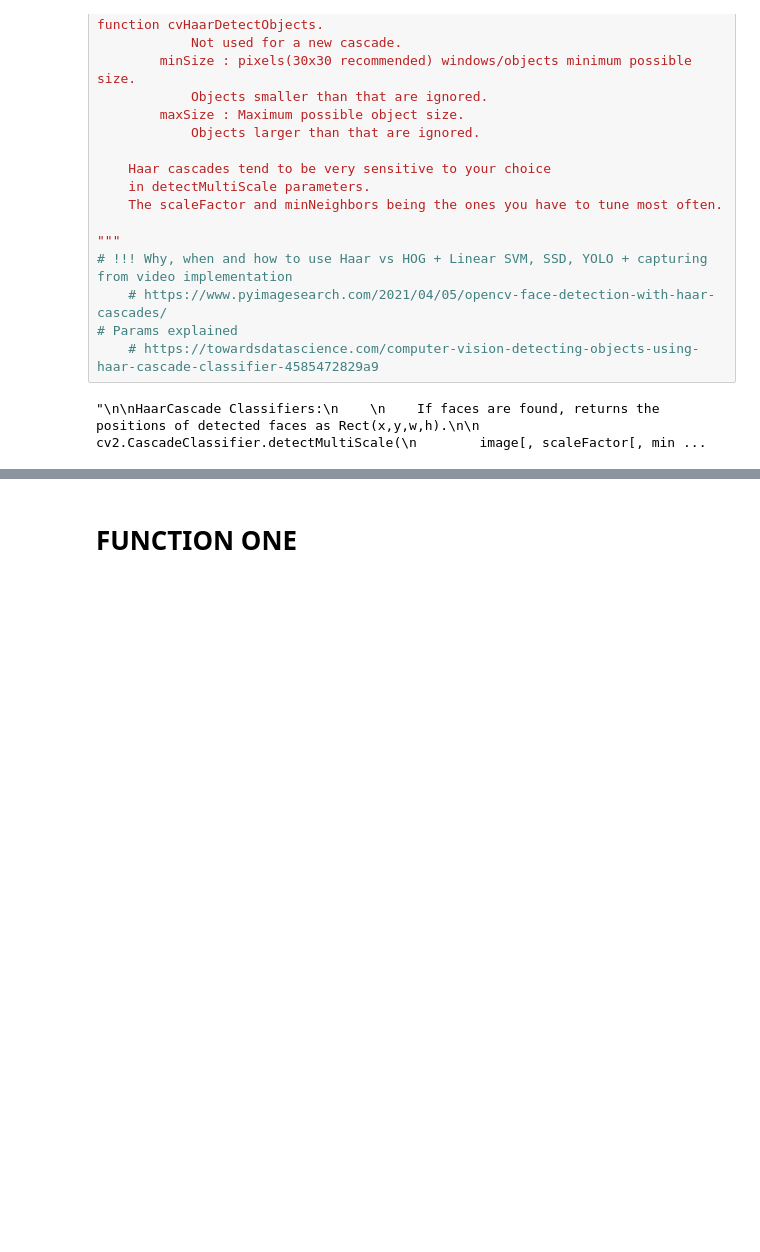
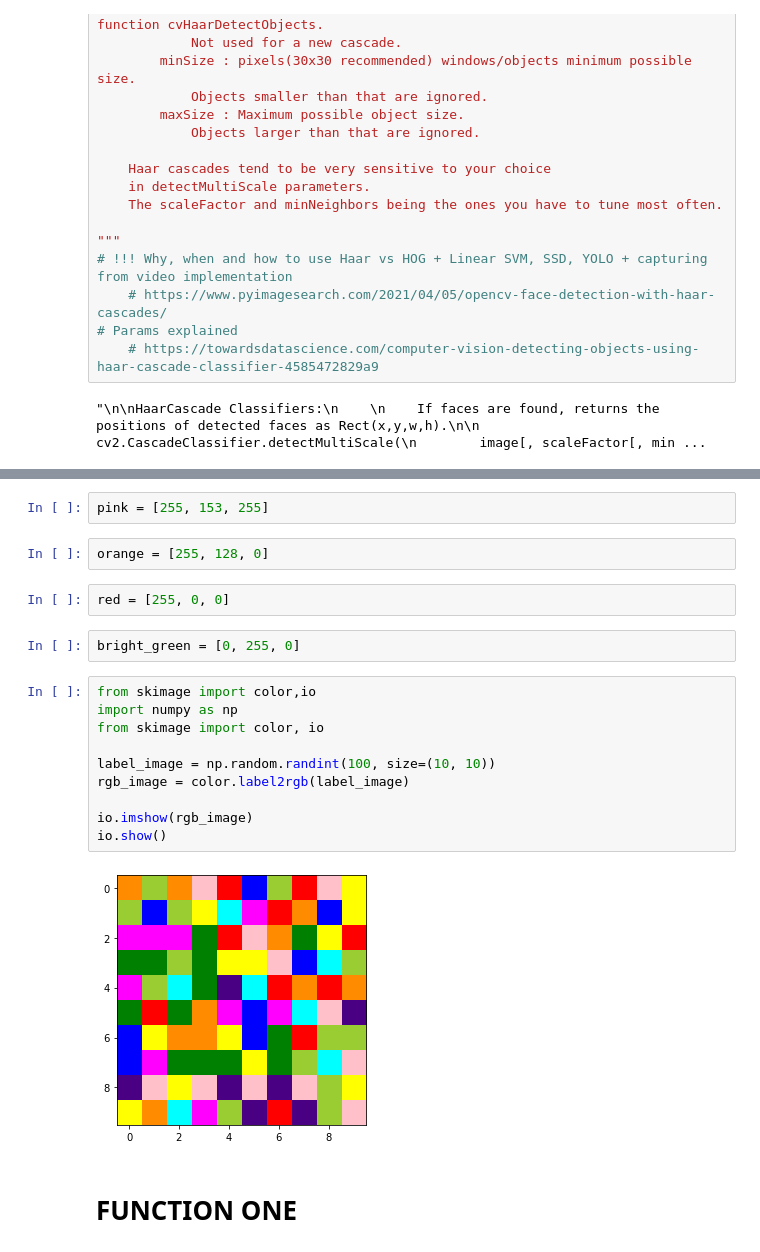
Before and after one commit to CristinaCallejo/AudienceResearch, a Jupyter notebook: notebooks/jn3_haarcascade.ipynb, the cells around one changed output, grey strips where cells are left out. Saved outputs shown, nothing was run; the diff lists cells and outputs as text; blank space fills up the shorter version.

```diff
--- a/notebooks/jn3_haarcascade.ipynb
+++ b/notebooks/jn3_haarcascade.ipynb
@@ -166,3 +181,23 @@ im_20_face3.jpg
+# %%
+pink = [255, 153, 255]
+# %%
+orange = [255, 128, 0]
+# %%
+red = [255, 0, 0]
+# %%
+bright_green = [0, 255, 0]
+# %%
+from skimage import color,io
+import numpy as np
+from skimage import color, io
+
+label_image = np.random.randint(100, size=(10, 10))
+rgb_image = color.label2rgb(label_image)
+
+io.imshow(rgb_image)
+io.show()
+# %% [output]
+[figure, added]
 # %% [markdown]
 # FUNCTION ONE
 # %%
```
Also changed, not shown: parts of 20 cells of this notebook.
